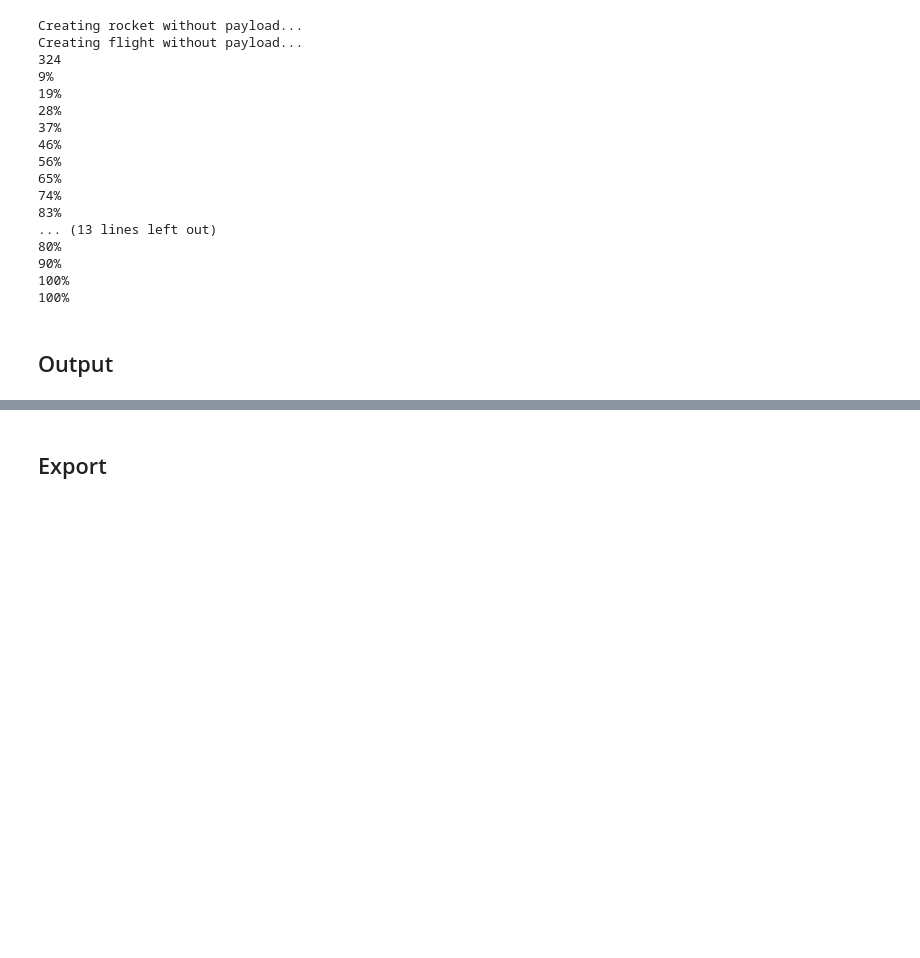
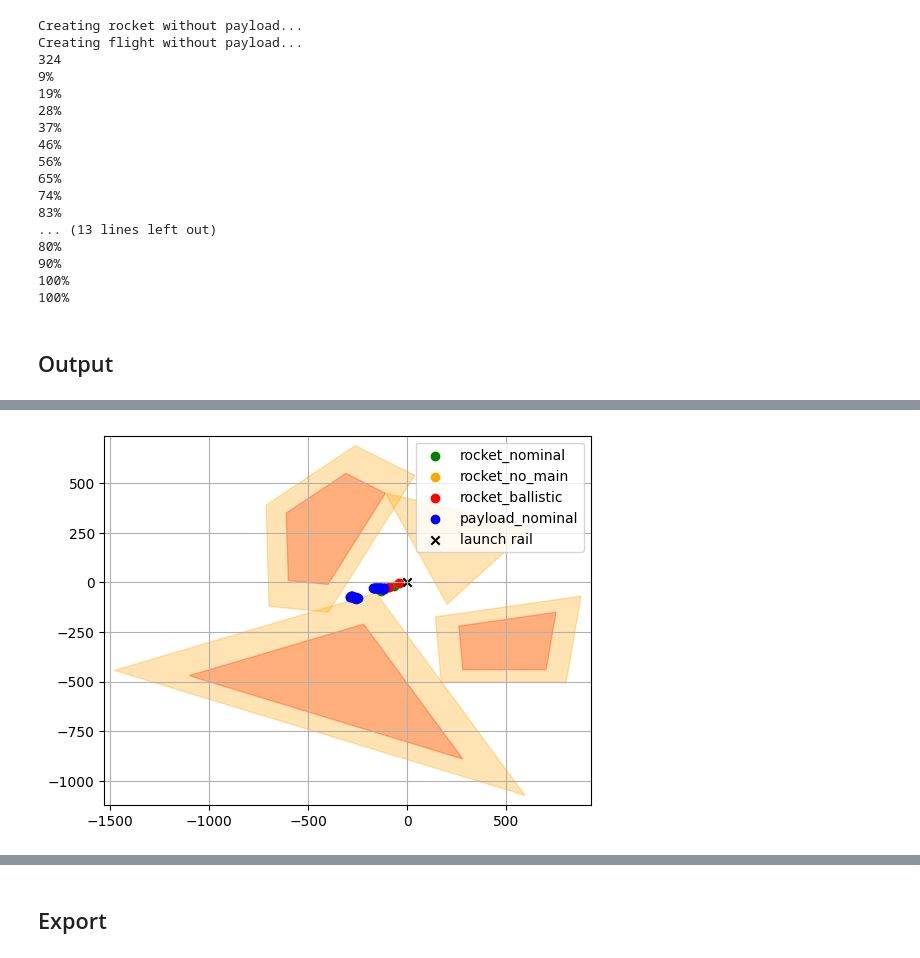
Before and after one commit to SpaceTeam/Lamarr_Flight_Simulation_RocketPy, a Jupyter notebook: simulation.ipynb, the cells around one changed output, grey strips where cells are left out. Saved outputs shown, nothing was run; the diff lists cells and outputs as text; code cells hidden in the pictures; blank space fills up the shorter version.

Commit message:
Added capcability to only plot one headinf/inclination at a time

```diff
--- a/simulation.ipynb
+++ b/simulation.ipynb
@@ -362,7 +361,7 @@ if project == "CANSAT":
     # ===============================
     # Plot safe flights with zones
     # ===============================
-    utils.plot_all(project, "final", exclusion_zones, buffer_zones, flight_groups={
+    utils.plot_safe_flights(project, exclusion_zones, buffer_zones, flight_groups={
         "rocket_nominal": (safe_rocket_nominal, "green"),
         "rocket_no_main": (safe_rocket_no_main, "orange"),
         "rocket_ballistic": (safe_rocket_ballistic, "red"),
@@ -370,9 +369,7 @@ if project == "CANSAT":
         }
     )
 
-
-    # TODO: This doesn't work properly
-    sim.printmd("## **Safe Inclinations per heading** (WIP)")
+    sim.printmd("## **Safe Inclinations per heading**")
 
     grouped = {}
 
@@ -394,3 +391,15 @@ if project == "CANSAT":
 **Heading 110.0: [88.0]**
 [figure]
 [figure]
+# %%
+# Plot all flights for single heading
+heading_to_plot = 250
+
+utils.plot_safe_flights(project, exclusion_zones, buffer_zones, flight_groups={
+    "rocket_nominal": (safe_rocket_nominal, "green"),
+    "rocket_no_main": (safe_rocket_no_main, "orange"),
+    "rocket_ballistic": (safe_rocket_ballistic, "red"),
+    "payload_nominal": (safe_payload_nominal, "blue"),
+}, heading = heading_to_plot)
+# %% [output]
+[figure, added]
```
Also changed, not shown: parts of 8 cells of this notebook, 5 other files.
